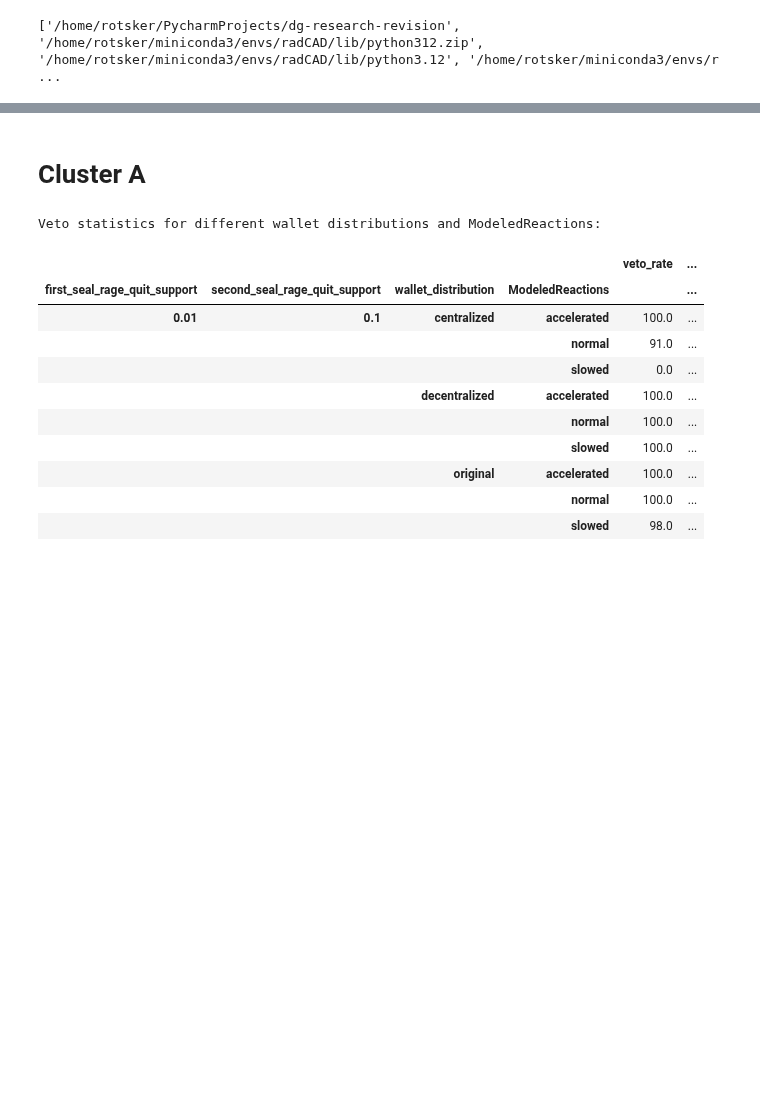
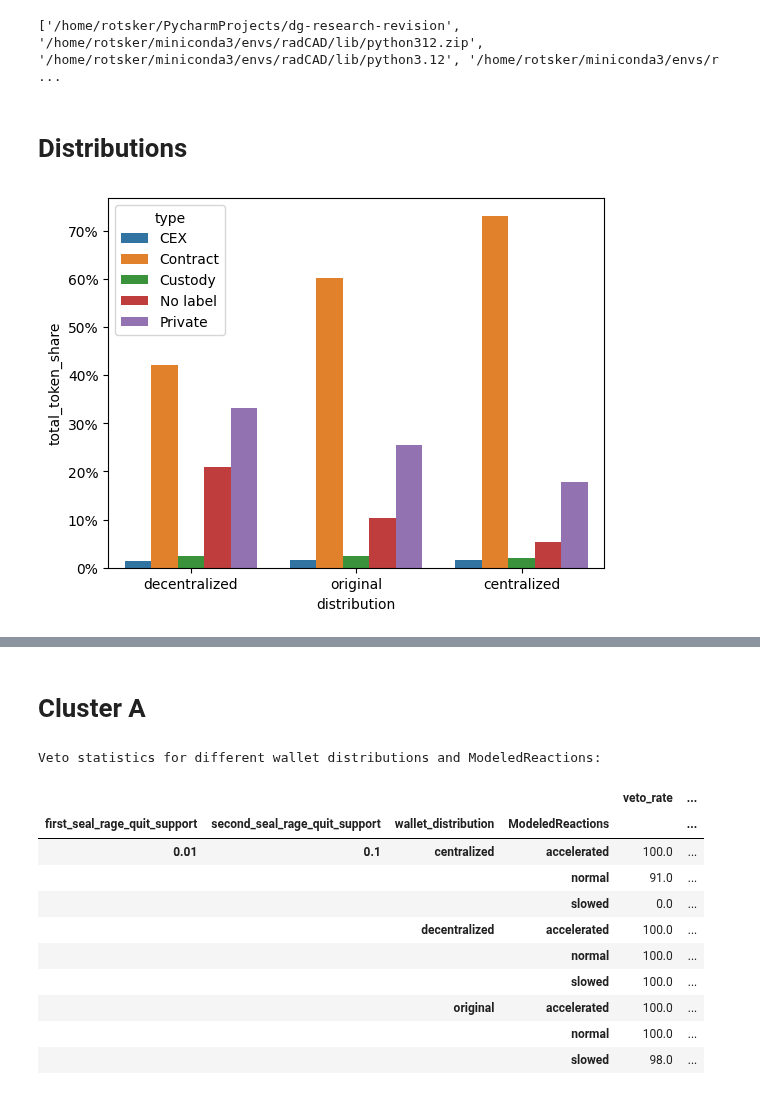
Before and after one commit to collectif-dao/dg-research, a Jupyter notebook: experiments/notebooks/clean_notebook_future_proof.ipynb, the cells around one changed output, grey strips where cells are left out. Cells and saved outputs as stored; diff of their text form; code cells hidden in the pictures; blank space fills up the shorter version.

Commit message:
added plots of wallet distributions in the beginning of future_proof notebook

```diff
--- a/experiments/notebooks/clean_notebook_future_proof.ipynb
+++ b/experiments/notebooks/clean_notebook_future_proof.ipynb
@@ -16,0 +62,24 @@ from experiments.analysis_utils.visualization import plot_reaction_speed_distrib
+# %% [markdown]
+# Distributions
+# %%
+wallet_tuples = [('original', 'stETH token distribution  - stETH+wstETH holders'),
+                 ('centralized', 'centralized_wallet_distribution'),
+                 ('decentralized', 'decentralized_wallet_distribution')]
+wallet_dfs = []
+for name, filename in wallet_tuples:
+    wallet_df = pd.read_csv(Path('../../data').joinpath(filename + '.csv'))
+    wallet_df['distribution'] = name
+    wallet_df['total_token_share'] = wallet_df['total'] / wallet_df['total'].sum()
+    wallet_dfs.append(wallet_df)
+wallet_df_combined = pd.concat(wallet_dfs, ignore_index=True)
+# %%
+from matplotlib.ticker import PercentFormatter
+ax = sns.barplot(
+    data=wallet_df_combined.groupby(['distribution', 'type']).total_token_share.sum().reset_index(),
+    x='distribution',
+    y='total_token_share',
+    hue='type',
+    order=['decentralized', 'original', 'centralized'])
+ax.yaxis.set_major_formatter(PercentFormatter(1))
+# %% [output]
+[figure, added]
```
Also changed, not shown: parts of 4 cells of this notebook.
